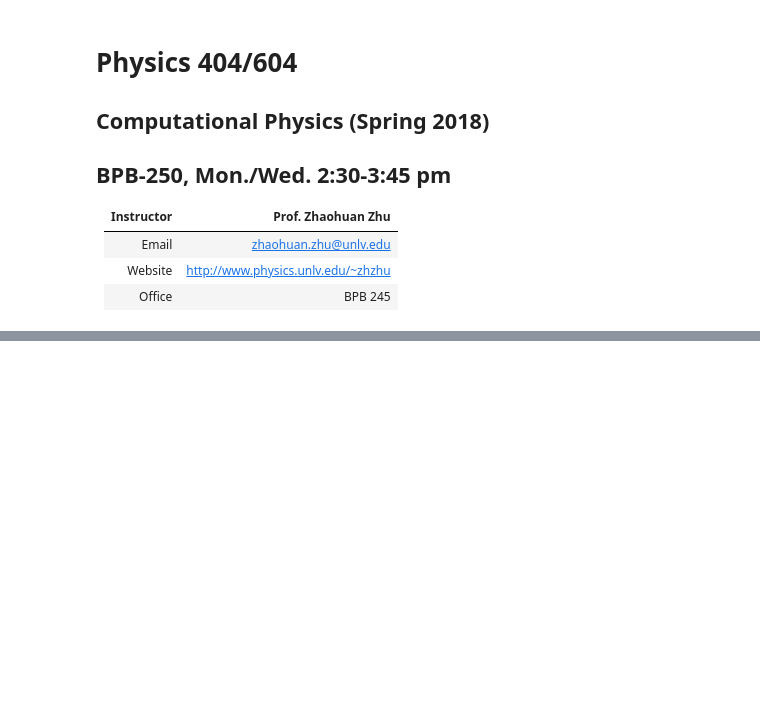
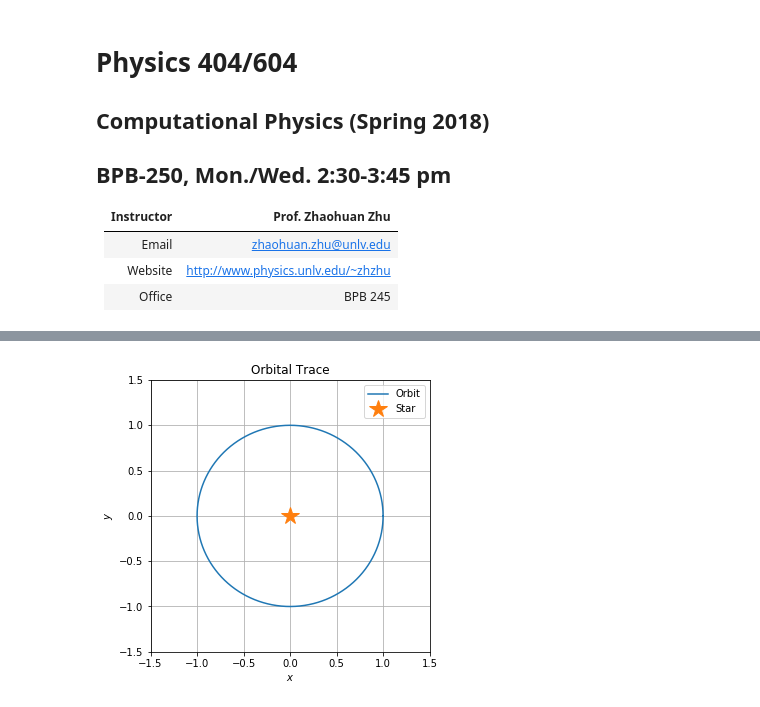
Before and after one commit to sabaronett/computational-physics-class-404-604-Spring-2020, a Jupyter notebook: lectures/Lect7-pre.ipynb, the cells around one changed output, grey strips where cells are left out. Cells and saved outputs as stored; diff of their text form; code cells hidden in the pictures; blank space fills up the shorter version.

```diff
--- a/lectures/Lect7-pre.ipynb
+++ b/lectures/Lect7-pre.ipynb
@@ -691,0 +252,55 @@ LHS-RHS [ 1.11022302e-16 -1.11022302e-16]
+# %%
+import numpy as np
+import matplotlib.pyplot as plt
+
+G=1.
+M=1.
+tend=2.*np.pi
+h=0.001
+y=[1.,0.,0.,1.]
+t=0
+
+def f(t, y):
+    f=np.zeros(4)
+    r=np.sqrt(y[0]*y[0]+y[2]*y[2])
+    f[0]=y[1]
+    f[1]=-G*M/r/r/r*y[0]
+    f[2]=y[3]
+    f[3]=-G*M/r/r/r*y[2]
+    return f
+
+def rk4(t, h, y):
+#     k1 = np.zeros(n)
+#     k2 = np.zeros(n)
+#     k3 = np.zeros(n)
+#     k4 = np.zeros(n)
+    k1=h*f(t,y)
+    k2=h*f(t+0.5*h,y+0.5*k1)
+    k3=h*f(t+0.5*h,y+0.5*k2)     # please finish this line
+    k4=h*f(t+h,y+k3)             # please finish this line
+    y+=(1./6.)*(k1+2*k2+2*k3+k4) # please finish this line
+    return y
+
+xp=[]
+yp=[]
+while(t<tend):
+    if((t+h)>tend):
+        h=tend-t
+    y = rk4(t,h,y)
+    xp=np.append(xp,y[0])
+    yp=np.append(yp,y[2])
+    t = t+h
+
+plt.figure(figsize=(5,5))
+plt.title("Orbital Trace")
+plt.xlim(-1.5,1.5)
+plt.xlabel('$x$')
+plt.ylabel('$y$')
+plt.ylim(-1.5,1.5)
+plt.plot(xp,yp, label='Orbit')
+plt.plot(0,0, '*', markersize=18, label='Star')
+plt.grid()
+plt.legend(loc="best")
+plt.show()
+# %% [output]
+[figure, added]
```
Also changed, not shown: parts of 56 cells of this notebook.
